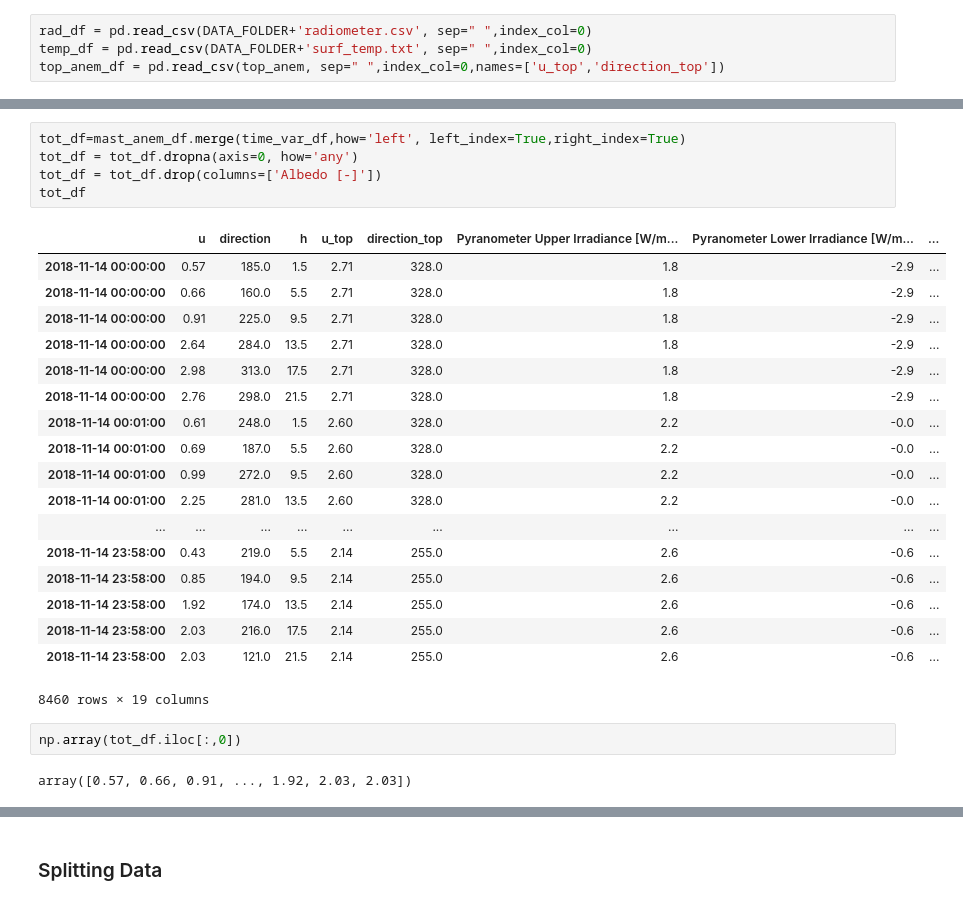
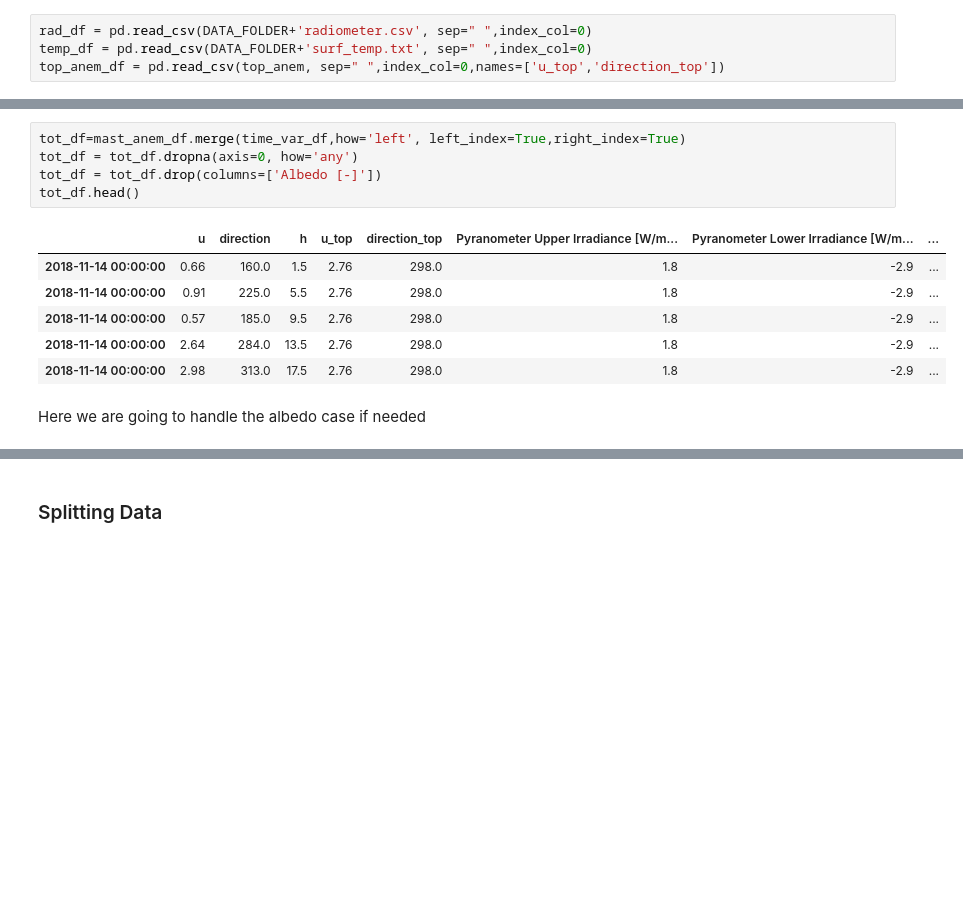
Before and after one commit to gianlucamancini7/ml_project2, a Jupyter notebook: ridge_regression.ipynb, the cells around one changed output, grey strips where cells are left out. Cells and saved outputs as stored; diff of their text form; blank space fills up the shorter version.

```diff
--- a/ridge_regression.ipynb
+++ b/ridge_regression.ipynb
@@ -98,31 +80,17 @@ time_var_df
 # %%
 tot_df=mast_anem_df.merge(time_var_df,how='left', left_index=True,right_index=True)
 tot_df = tot_df.dropna(axis=0, how='any')
 tot_df = tot_df.drop(columns=['Albedo [-]'])
-tot_df
+tot_df.head()
 # %% [output]
 |  | u | direction | h | u_top | direction_top | Pyranometer Upper Irradiance [W/m... | Pyranometer Lower Irradiance [W/m... | ... |
-| 2018-11-14 00:00:00 | 0.57 | 185.0 | 1.5 | 2.71 | 328.0 | 1.8 | -2.9 | ... |
-| 2018-11-14 00:00:00 | 0.66 | 160.0 | 5.5 | 2.71 | 328.0 | 1.8 | -2.9 | ... |
-| 2018-11-14 00:00:00 | 0.91 | 225.0 | 9.5 | 2.71 | 328.0 | 1.8 | -2.9 | ... |
-| 2018-11-14 00:00:00 | 2.64 | 284.0 | 13.5 | 2.71 | 328.0 | 1.8 | -2.9 | ... |
-| 2018-11-14 00:00:00 | 2.98 | 313.0 | 17.5 | 2.71 | 328.0 | 1.8 | -2.9 | ... |
-| 2018-11-14 00:00:00 | 2.76 | 298.0 | 21.5 | 2.71 | 328.0 | 1.8 | -2.9 | ... |
-| 2018-11-14 00:01:00 | 0.61 | 248.0 | 1.5 | 2.60 | 328.0 | 2.2 | -0.0 | ... |
-| 2018-11-14 00:01:00 | 0.69 | 187.0 | 5.5 | 2.60 | 328.0 | 2.2 | -0.0 | ... |
-| 2018-11-14 00:01:00 | 0.99 | 272.0 | 9.5 | 2.60 | 328.0 | 2.2 | -0.0 | ... |
-| 2018-11-14 00:01:00 | 2.25 | 281.0 | 13.5 | 2.60 | 328.0 | 2.2 | -0.0 | ... |
-| ... | ... | ... | ... | ... | ... | ... | ... | ... |
-| 2018-11-14 23:58:00 | 0.43 | 219.0 | 5.5 | 2.14 | 255.0 | 2.6 | -0.6 | ... |
-| 2018-11-14 23:58:00 | 0.85 | 194.0 | 9.5 | 2.14 | 255.0 | 2.6 | -0.6 | ... |
-| 2018-11-14 23:58:00 | 1.92 | 174.0 | 13.5 | 2.14 | 255.0 | 2.6 | -0.6 | ... |
-| 2018-11-14 23:58:00 | 2.03 | 216.0 | 17.5 | 2.14 | 255.0 | 2.6 | -0.6 | ... |
-| 2018-11-14 23:58:00 | 2.03 | 121.0 | 21.5 | 2.14 | 255.0 | 2.6 | -0.6 | ... |
+| 2018-11-14 00:00:00 | 0.66 | 160.0 | 1.5 | 2.76 | 298.0 | 1.8 | -2.9 | ... |
+| 2018-11-14 00:00:00 | 0.91 | 225.0 | 5.5 | 2.76 | 298.0 | 1.8 | -2.9 | ... |
+| 2018-11-14 00:00:00 | 0.57 | 185.0 | 9.5 | 2.76 | 298.0 | 1.8 | -2.9 | ... |
+| 2018-11-14 00:00:00 | 2.64 | 284.0 | 13.5 | 2.76 | 298.0 | 1.8 | -2.9 | ... |
+| 2018-11-14 00:00:00 | 2.98 | 313.0 | 17.5 | 2.76 | 298.0 | 1.8 | -2.9 | ... |
-8460 rows × 19 columns
-# %%
-np.array(tot_df.iloc[:,0])
-# %% [output]
-array([0.57, 0.66, 0.91, ..., 1.92, 2.03, 2.03])
+# %% [markdown]
+Here we are going to handle the albedo case if needed
 # %%
 # tot_df[tot_df['Albedo [-]']==-np.inf]
 #tot_df.index[np.isinf(tot_df).any(1)]
```
Also changed, not shown: parts of 21 cells of this notebook.
